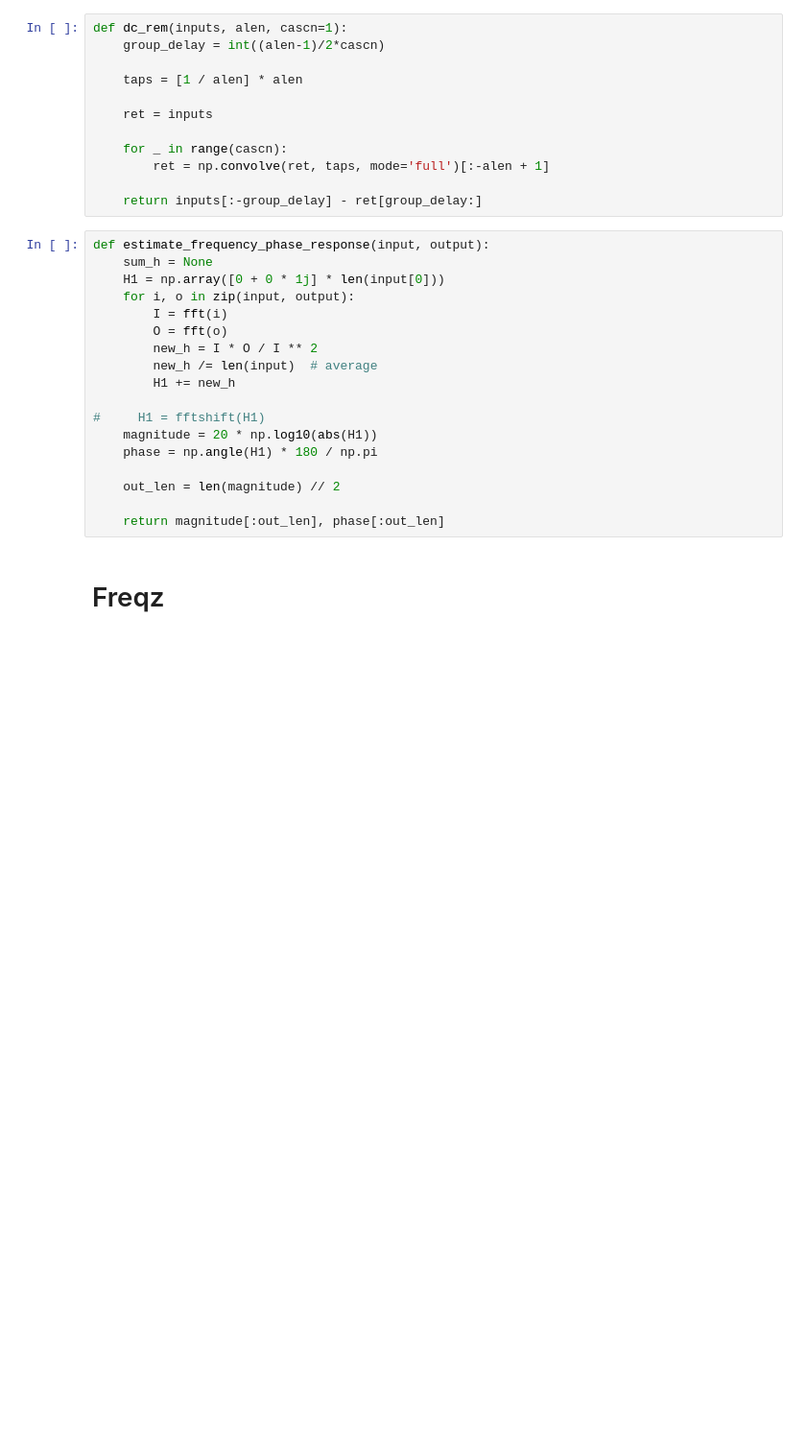
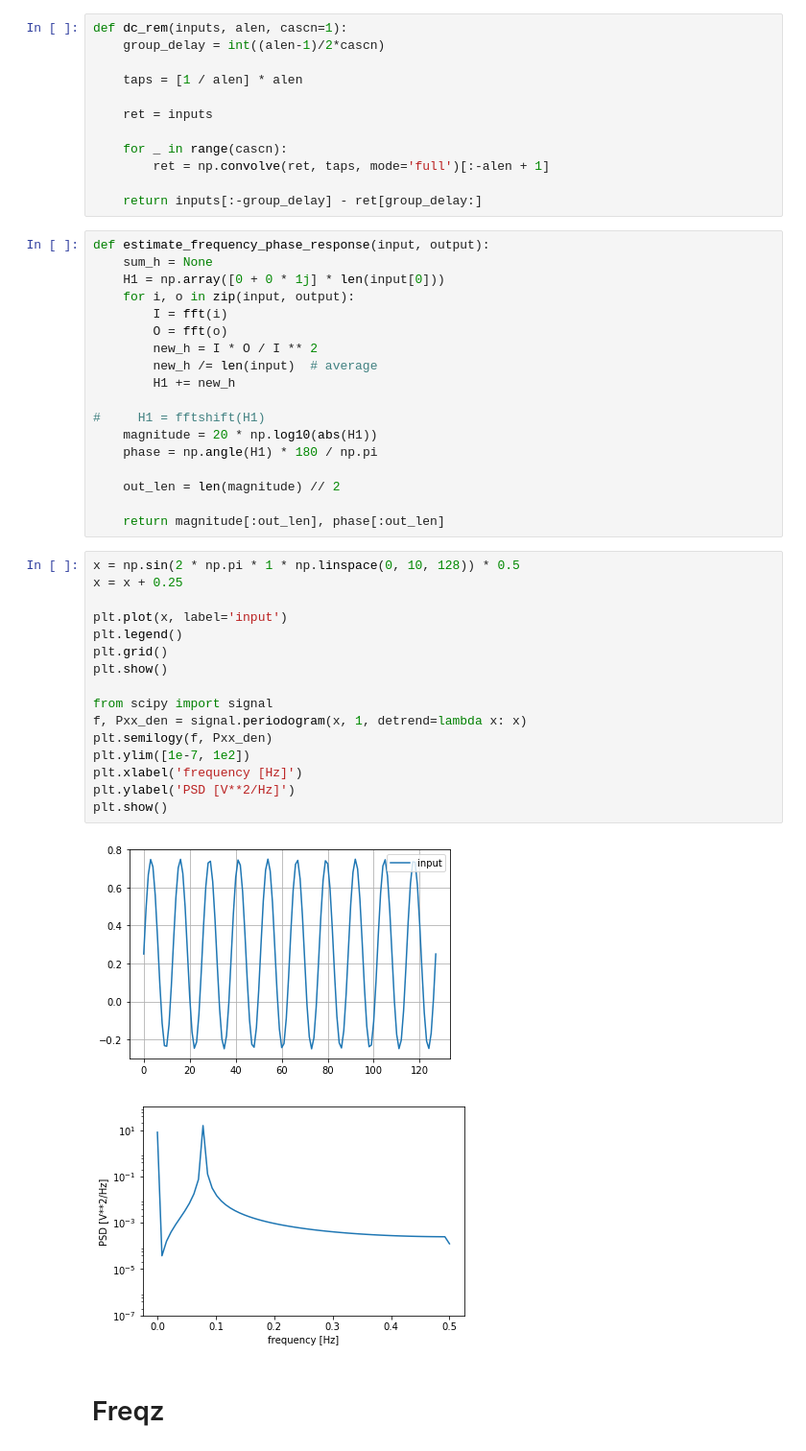
Before and after one commit to gasparka/thesis, a Jupyter notebook: examples/dc_removal/figures.ipynb, the cells around one changed output. Shown at 96% size. Cells and saved outputs as stored; diff of their text form; blank space fills up the shorter version.

```diff
--- a/examples/dc_removal/figures.ipynb
+++ b/examples/dc_removal/figures.ipynb
@@ -39,6 +39,25 @@ def estimate_frequency_phase_response(input, output):
     out_len = len(magnitude) // 2
 
     return magnitude[:out_len], phase[:out_len]
+# %%
+x = np.sin(2 * np.pi * 1 * np.linspace(0, 10, 128)) * 0.5
+x = x + 0.25
+
+plt.plot(x, label='input')
+plt.legend()
+plt.grid()
+plt.show()
+
+from scipy import signal
+f, Pxx_den = signal.periodogram(x, 1, detrend=lambda x: x)
+plt.semilogy(f, Pxx_den)
+plt.ylim([1e-7, 1e2])
+plt.xlabel('frequency [Hz]')
+plt.ylabel('PSD [V**2/Hz]')
+plt.show()
+# %% [output]
+[figure, added]
+[figure, added]
 # %% [markdown]
 # Freqz
 # %%
```
Also changed, not shown: parts of 2 cells of this notebook, 9 other files.
